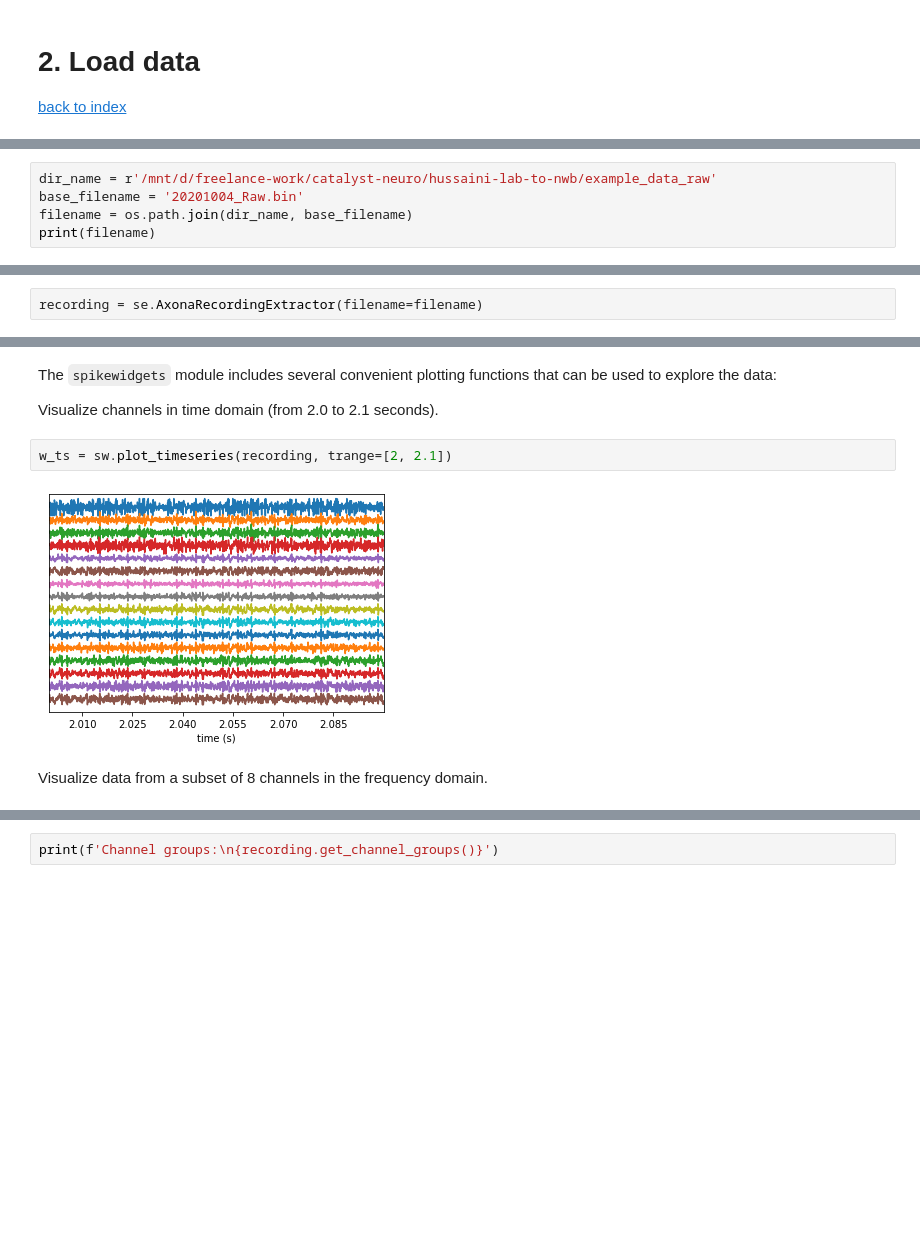
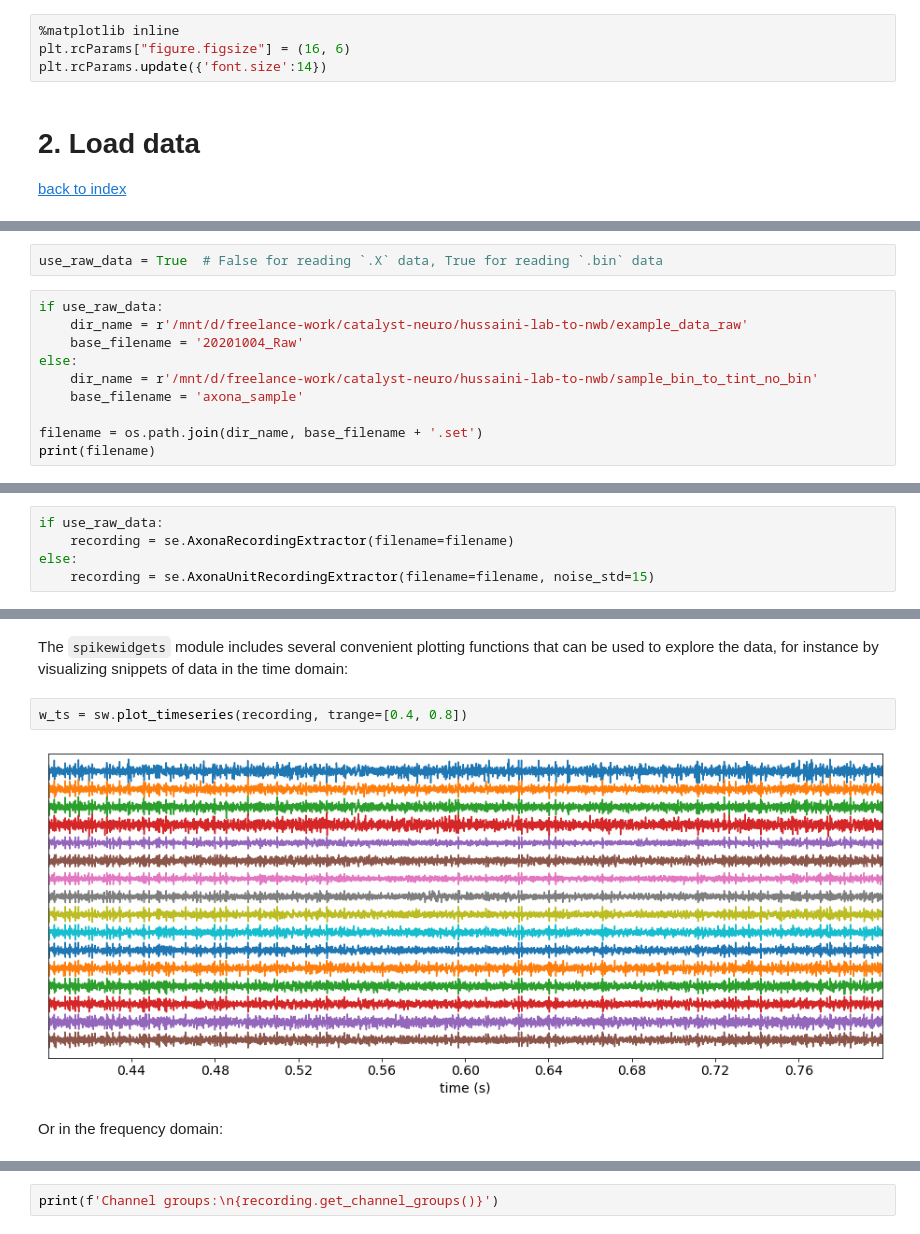
Before and after one commit to sbuergers/hussaini-lab-to-nwb-notebooks, a Jupyter notebook: tidy_venv/milestone2_modular_pipeline.ipynb, the cells around one changed output, grey strips where cells are left out. Cells and saved outputs as stored; diff of their text form; blank space fills up the shorter version.

Commit message:
revising milestone notebooks, trying to merge unit and raw data notebooks

```diff
--- a/tidy_venv/milestone2_modular_pipeline.ipynb
+++ b/tidy_venv/milestone2_modular_pipeline.ipynb
@@ -281,3 +202,7 @@ se.installed_recording_extractor_list
+# %%
+%matplotlib inline
+plt.rcParams["figure.figsize"] = (16, 6)
+plt.rcParams.update({'font.size':14})
 # %% [markdown]
 <a id='load_data'></a>
 # 2. Load data
@@ -287,6 +212,13 @@ Set path and base filename and create an `AxonaRecordingExtractor` instance. The
+# %%
+use_raw_data = True  # False for reading `.X` data, True for reading `.bin` data
 # %%
-dir_name = r'/mnt/d/freelance-work/catalyst-neuro/hussaini-lab-to-nwb/example_data_raw'
-base_filename = '20201004_Raw.bin'
-filename = os.path.join(dir_name, base_filename)
+if use_raw_data:
+    dir_name = r'/mnt/d/freelance-work/catalyst-neuro/hussaini-lab-to-nwb/example_data_raw'
+    base_filename = '20201004_Raw'
+else:
+    dir_name = r'/mnt/d/freelance-work/catalyst-neuro/hussaini-lab-to-nwb/sample_bin_to_tint_no_bin'
+    base_filename = 'axona_sample'
+
+filename = os.path.join(dir_name, base_filename + '.set')
 print(filename)
 # %% [output]
@@ -294,3 +228,6 @@ print(filename)
 # %%
-recording = se.AxonaRecordingExtractor(filename=filename)
+if use_raw_data:
+    recording = se.AxonaRecordingExtractor(filename=filename)
+else:
+    recording = se.AxonaUnitRecordingExtractor(filename=filename, noise_std=15)
 # %% [markdown]
@@ -321,13 +250,11 @@ Deprecated in NumPy 1.20; for more details and guidance: https://numpy.org/devdo
 # %% [markdown]
-The `spikewidgets` module includes several convenient plotting functions that can be used to explore the data:
-
-Visualize channels in time domain (from 2.0 to 2.1 seconds).
+The `spikewidgets` module includes several convenient plotting functions that can be used to explore the data, for instance by visualizing snippets of data in the time domain:
 # %%
-w_ts = sw.plot_timeseries(recording, trange=[2, 2.1])
+w_ts = sw.plot_timeseries(recording, trange=[0.4, 0.8])
 # %% [output]
-[figure, old version]
+[figure, new version]
 # %% [markdown]
-Visualize data from a subset of 8 channels in the frequency domain.
+Or in the frequency domain:
 # %%
 w_sp = sw.plot_spectrum(recording, trange=[0, 5], channels=[1, 2, 3, 4, 5, 6, 7, 8])
 # %% [output]
```
Also changed, not shown: parts of 81 cells of this notebook, 1 other file.
